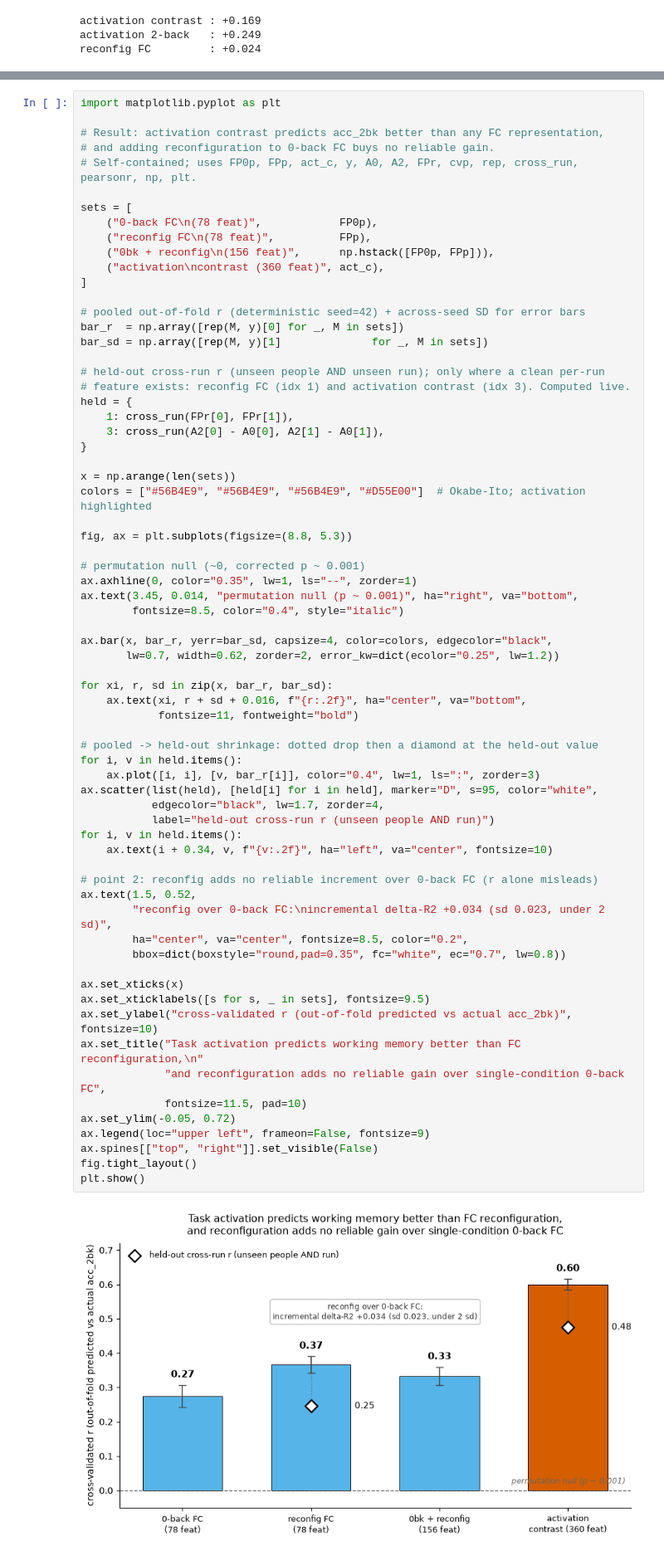
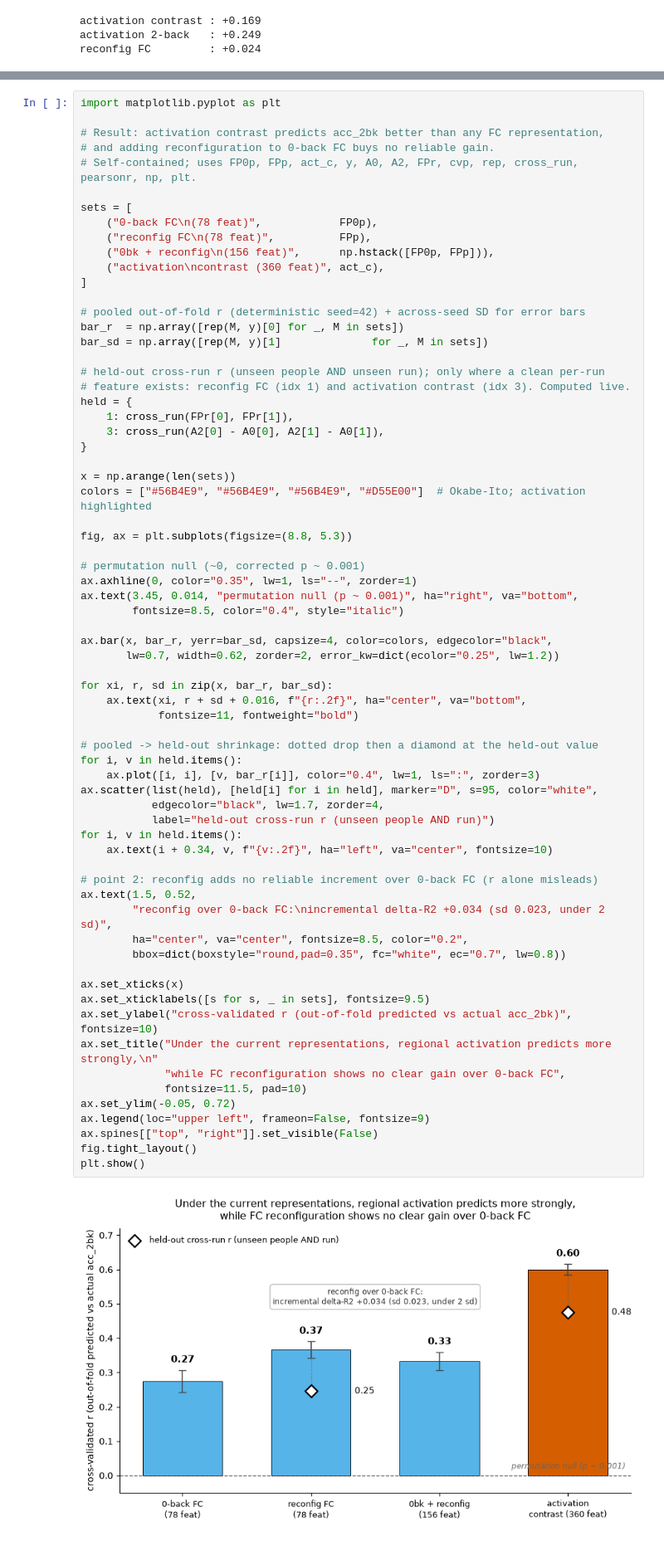
Before and after one commit to The-Gammas/The-Gammas, a Jupyter notebook: sandbox/jaime/08_activation_vs_reconfiguration.ipynb, the cells around one changed output, grey strips where cells are left out. Shown at 83% size. Drawn from its saved outputs; the diff is of its cells as text.

```diff
--- a/sandbox/jaime/08_activation_vs_reconfiguration.ipynb
+++ b/sandbox/jaime/08_activation_vs_reconfiguration.ipynb
@@ -274,34 +276,34 @@ ax.bar(x, bar_r, yerr=bar_sd, capsize=4, color=colors, edgecolor="black",
 
 for xi, r, sd in zip(x, bar_r, bar_sd):
     ax.text(xi, r + sd + 0.016, f"{r:.2f}", ha="center", va="bottom",
             fontsize=11, fontweight="bold")
 
 # pooled -> held-out shrinkage: dotted drop then a diamond at the held-out value
 for i, v in held.items():
     ax.plot([i, i], [v, bar_r[i]], color="0.4", lw=1, ls=":", zorder=3)
 ax.scatter(list(held), [held[i] for i in held], marker="D", s=95, color="white",
            edgecolor="black", lw=1.7, zorder=4,
            label="held-out cross-run r (unseen people AND run)")
 for i, v in held.items():
     ax.text(i + 0.34, v, f"{v:.2f}", ha="left", va="center", fontsize=10)
 
 # point 2: reconfig adds no reliable increment over 0-back FC (r alone misleads)
 ax.text(1.5, 0.52,
         "reconfig over 0-back FC:\nincremental delta-R2 +0.034 (sd 0.023, under 2 sd)",
         ha="center", va="center", fontsize=8.5, color="0.2",
         bbox=dict(boxstyle="round,pad=0.35", fc="white", ec="0.7", lw=0.8))
 
 ax.set_xticks(x)
 ax.set_xticklabels([s for s, _ in sets], fontsize=9.5)
 ax.set_ylabel("cross-validated r (out-of-fold predicted vs actual acc_2bk)", fontsize=10)
-ax.set_title("Task activation predicts working memory better than FC reconfiguration,\n"
-             "and reconfiguration adds no reliable gain over single-condition 0-back FC",
+ax.set_title("Under the current representations, regional activation predicts more strongly,\n"
+             "while FC reconfiguration shows no clear gain over 0-back FC",
              fontsize=11.5, pad=10)
 ax.set_ylim(-0.05, 0.72)
 ax.legend(loc="upper left", frameon=False, fontsize=9)
 ax.spines[["top", "right"]].set_visible(False)
 fig.tight_layout()
 plt.show()
 # %% [output]
-[figure, old version]
+[figure, new version]
 # %% [markdown]
```
Also changed, not shown: parts of 6 cells of this notebook, 1 other file.
